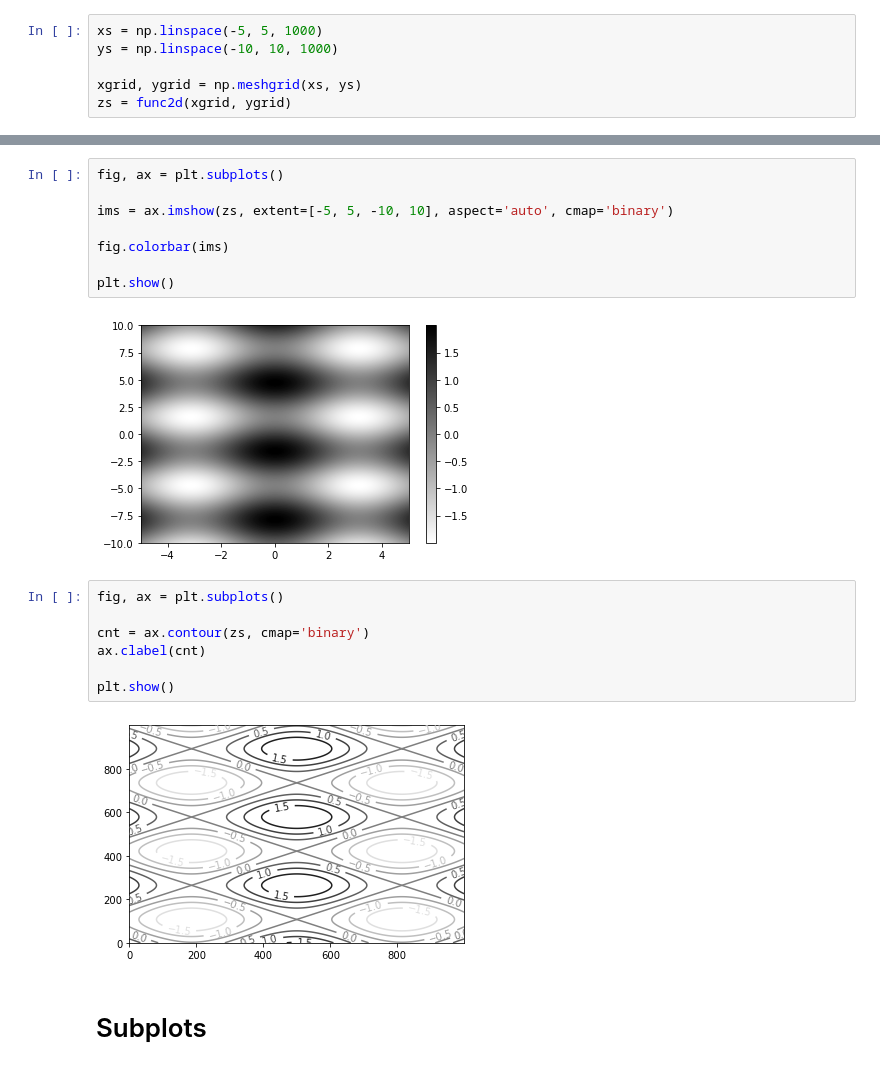
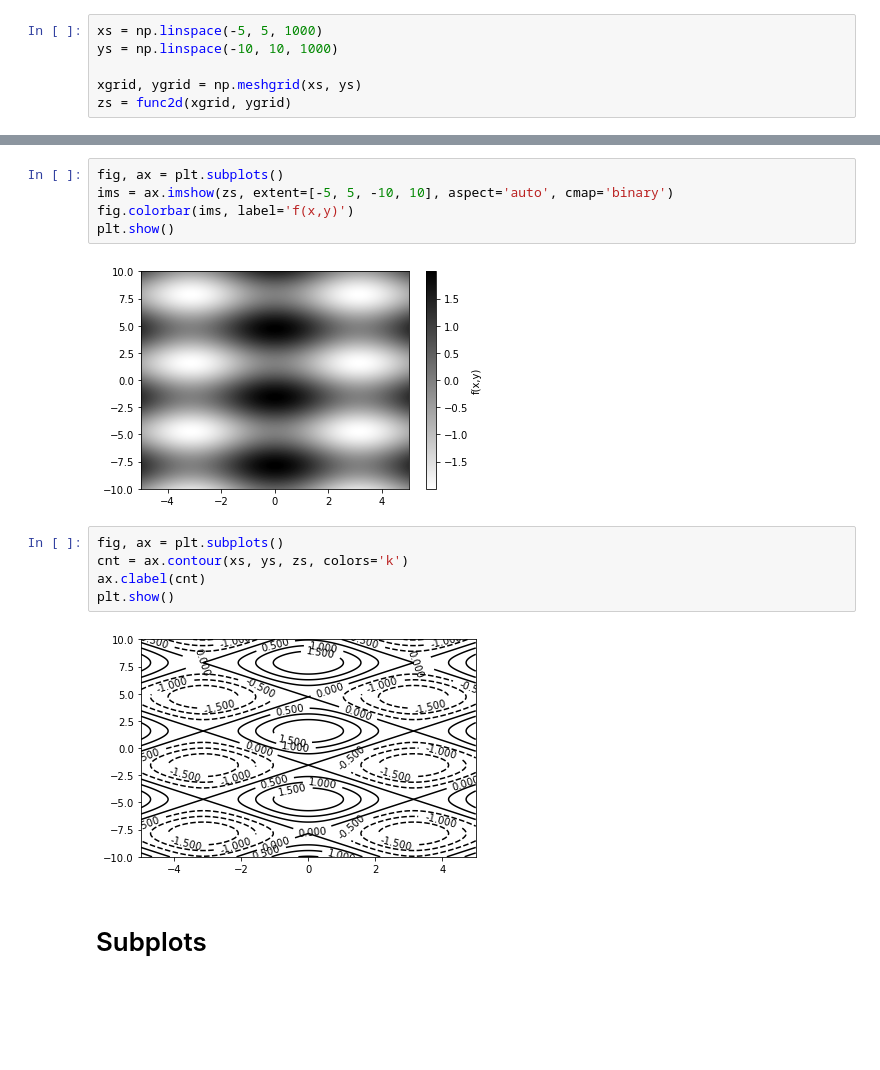
Before and after one commit to alatios/lcm-openlab_data-visualization, a Jupyter notebook: data_visualization.ipynb, the cells around one changed output, grey strips where cells are left out. Saved outputs shown, nothing was run; the diff lists cells and outputs as text; blank space fills up the shorter version.

```diff
--- a/data_visualization.ipynb
+++ b/data_visualization.ipynb
@@ -357,22 +347,17 @@ plt.show()
 # %%
 fig, ax = plt.subplots()
-
 ims = ax.imshow(zs, extent=[-5, 5, -10, 10], aspect='auto', cmap='binary')
-
-fig.colorbar(ims)
-
+fig.colorbar(ims, label='f(x,y)')
 plt.show()
 # %% [output]
-[figure, old version]
+[figure, new version]
 # %%
 fig, ax = plt.subplots()
-
-cnt = ax.contour(zs, cmap='binary')
+cnt = ax.contour(xs, ys, zs, colors='k')
 ax.clabel(cnt)
-
 plt.show()
 # %% [output]
-[figure, old version]
+[figure, new version]
 # %% [markdown]
 # Subplots
 # %%
```
Also changed, not shown: parts of 23 cells of this notebook.
